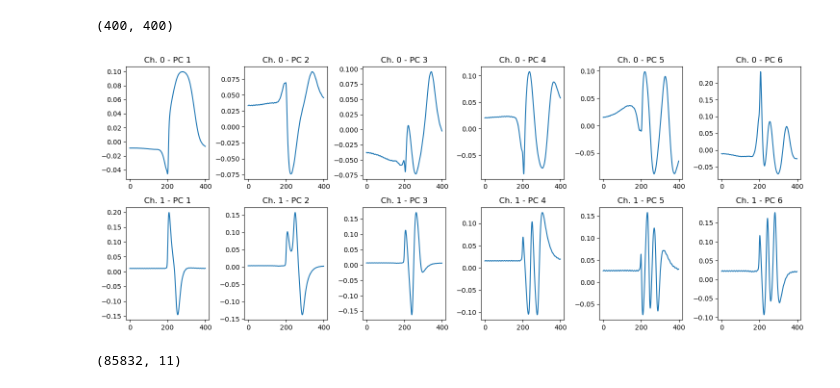
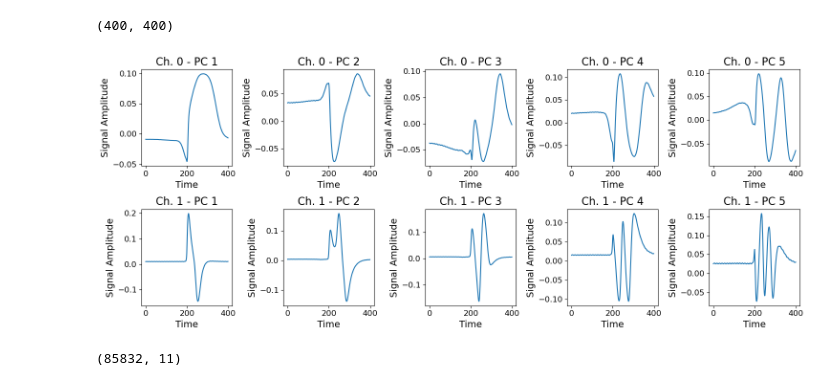
Before and after one commit to kdlamb/SP2-VAE, a Jupyter notebook: SP2_PCA.ipynb, the cells around one changed output. Saved outputs shown, nothing was run; the diff lists cells and outputs as text; code cells hidden in the pictures.

```diff
--- a/SP2_PCA.ipynb
+++ b/SP2_PCA.ipynb
@@ -198,27 +198,34 @@ pca_ch0.components_.shape
 (400, 400)
 # %%
 ## Plot components
-num_components_to_plot = 6
+num_components_to_plot = 5
 
 fig, axes = plt.subplots(2, num_components_to_plot,figsize=(15,6))
 
-for i in range(0,6):
+fs = 16
+for i in range(0,num_components_to_plot ):
     components = pca_ch0.components_[i,:]
     ax = axes[0,i]
     ax.plot(components)
-    ax.set_title(f'Ch. 0 - PC {i+1}')
+    ax.set_title(f'Ch. 0 - PC {i+1}',fontsize=fs)
+    ax.set_ylabel('Signal Amplitude', fontsize=fs-2)
+    ax.set_xlabel('Time', fontsize=fs-2)
+    ax.tick_params(axis='both', which='major', labelsize=fs-4)
 
-for i in range(0,6):
+for i in range(0,num_components_to_plot ):
     components = pca_ch1.components_[i,:]
     ax = axes[1,i]
     ax.plot(components)
-    ax.set_title(f'Ch. 1 - PC {i+1}')
+    ax.set_title(f'Ch. 1 - PC {i+1}',fontsize=fs)
+    ax.set_ylabel('Signal Amplitude', fontsize=fs-2)
+    ax.set_xlabel('Time', fontsize=fs-2)
+    ax.tick_params(axis='both', which='major', labelsize=fs-4)
 
 plt.tight_layout()
 plt.savefig("PC_Ch0Ch1.png")
 plt.show()
 # %% [output]
-[figure, old version]
+[figure, new version]
 # %%
 ## Reconstruct signals from components (including up to 95% variance in original signals)
 # %%
```
Also changed, not shown: parts of 4 cells of this notebook, 1 other file.
